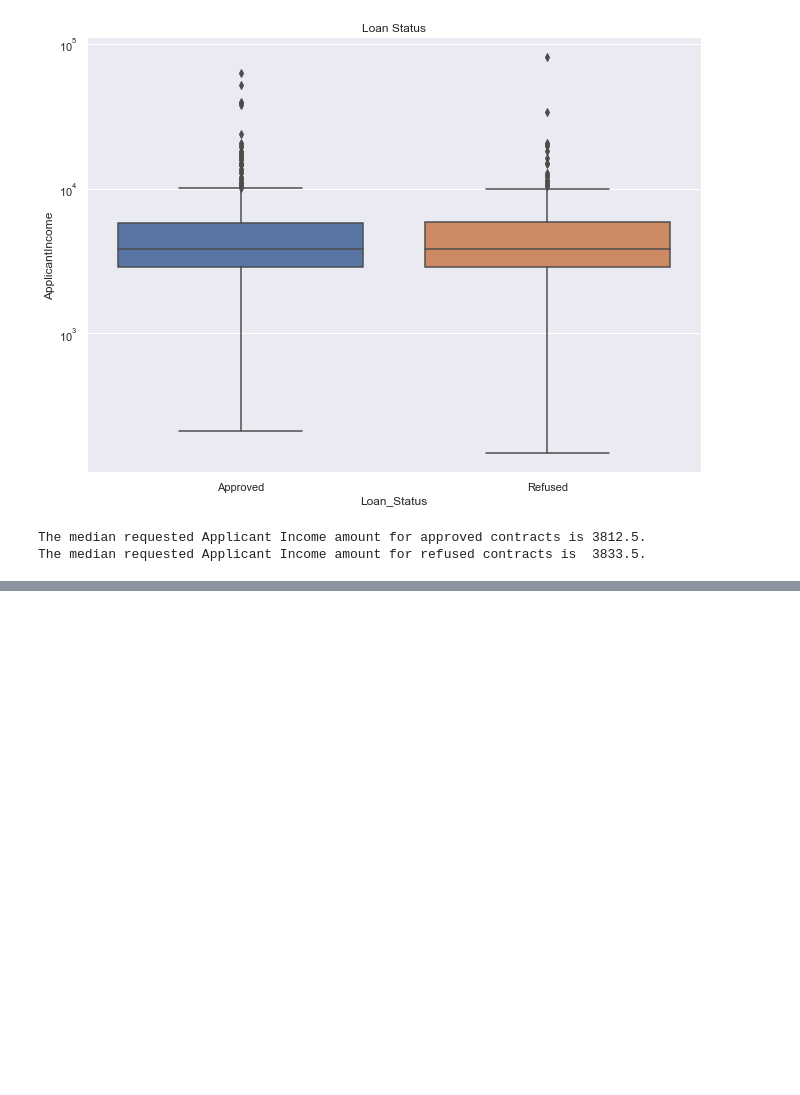
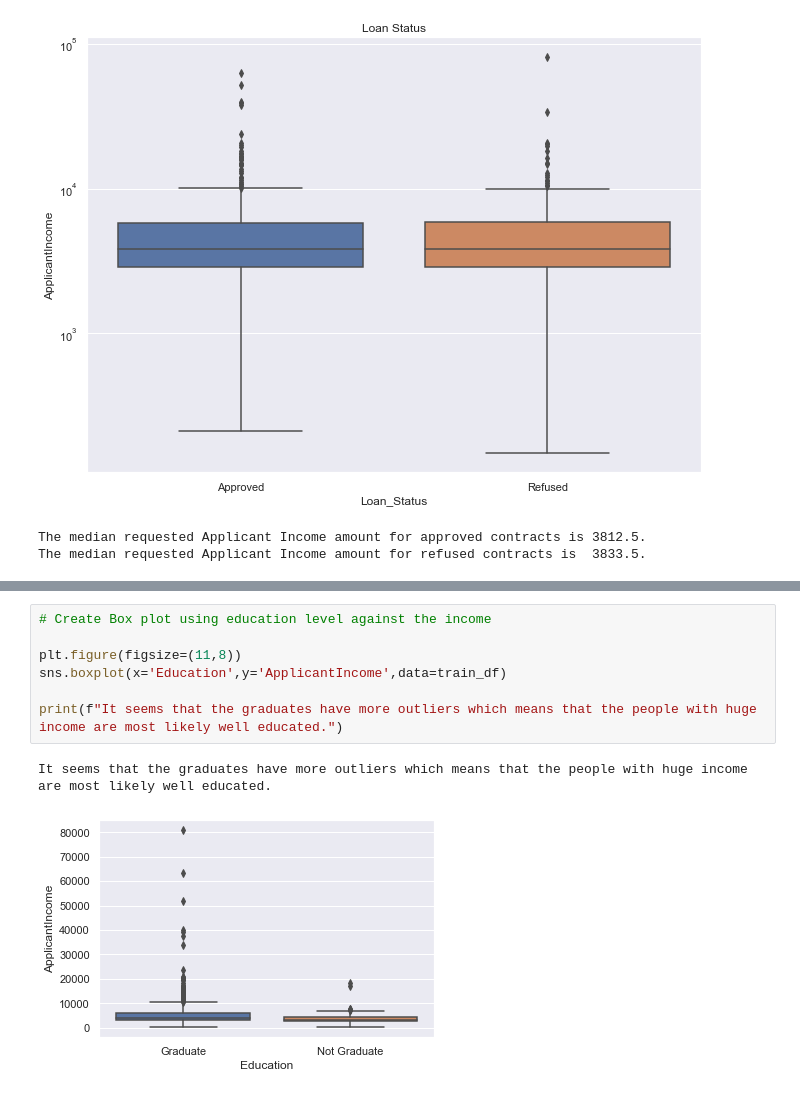
Before and after one commit to giovannahayes/Final_Project, a Jupyter notebook: EDA.ipynb, the cells around one changed output, grey strips where cells are left out. Saved outputs shown, nothing was run; the diff lists cells and outputs as text; blank space fills up the shorter version.

```diff
--- a/EDA.ipynb
+++ b/EDA.ipynb
@@ -96,3 +96,13 @@ print(f"The median requested Applicant Income amount for refused contracts is  {
 [figure]
 The median requested Applicant Income amount for approved contracts is 126.0.
 The median requested Applicant Income amount for refused contracts is  129.0.
+# %%
+# Create Box plot using education level against the income
+
+plt.figure(figsize=(11,8))
+sns.boxplot(x='Education',y='ApplicantIncome',data=train_df)
+
+print(f"It seems that the graduates have more outliers which means that the people with huge income are most likely well educated.")
+# %% [output]
+It seems that the graduates have more outliers which means that the people with huge income are most likely well educated.
+[figure, added]
```
Also changed, not shown: parts of 1 cell of this notebook, 2 other files.
